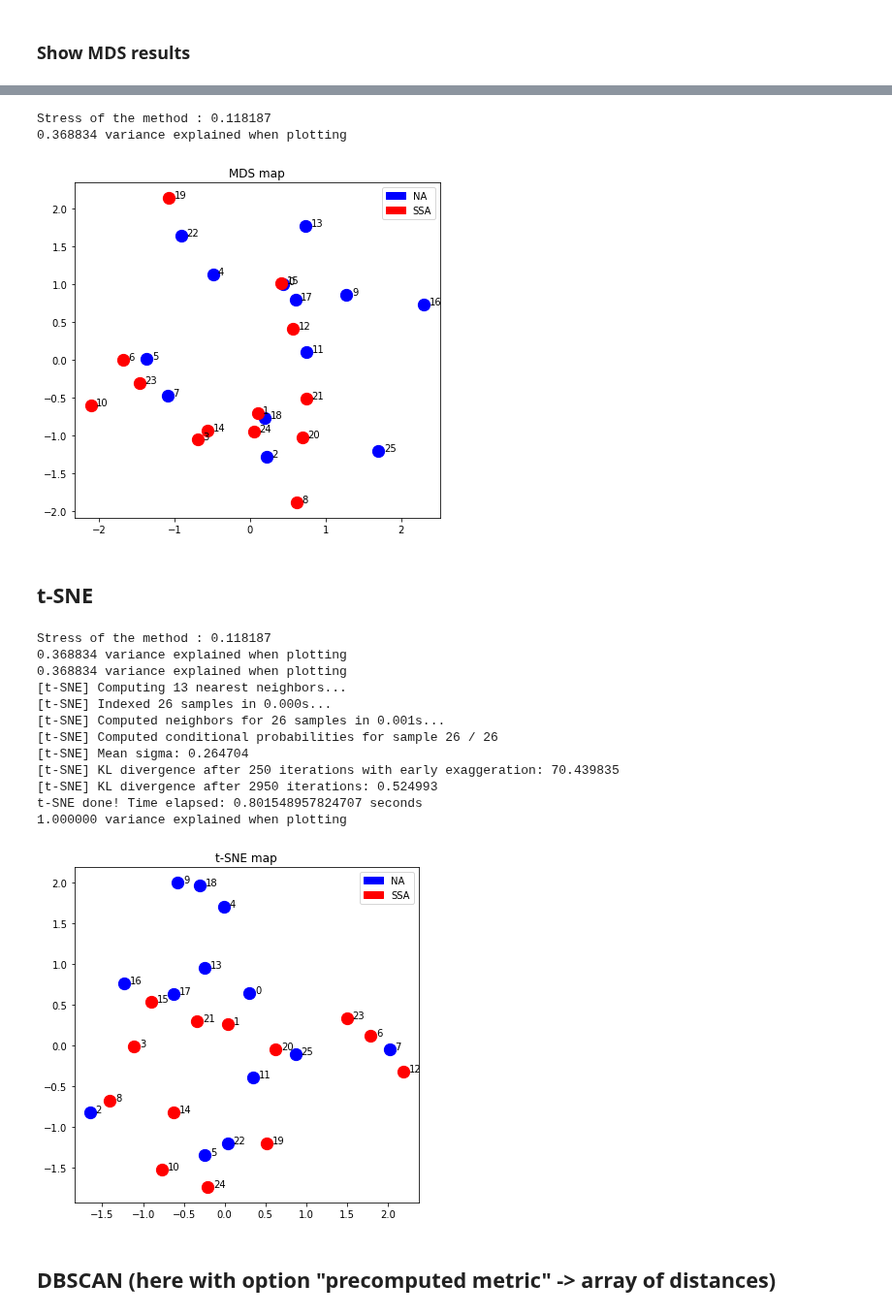
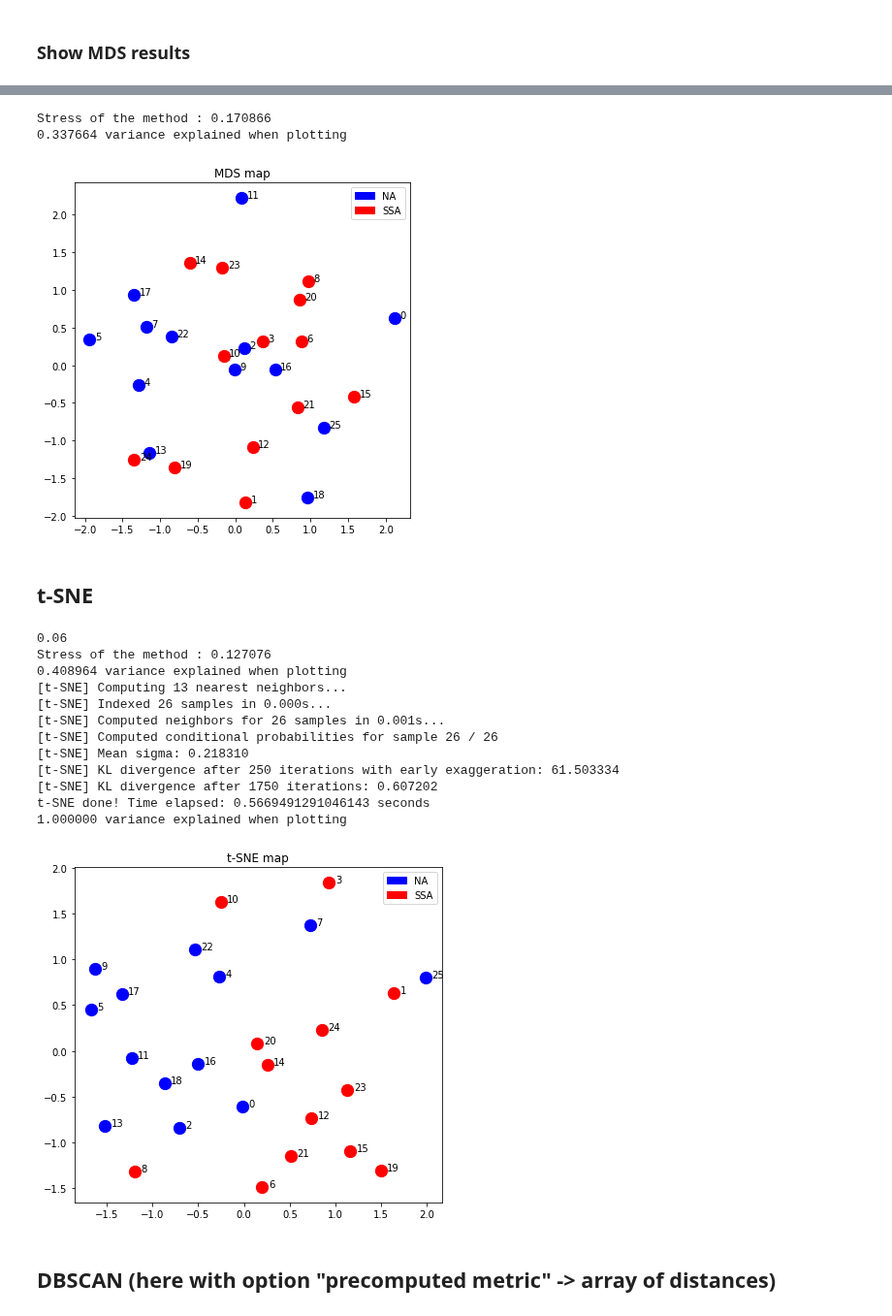
Before and after one commit to alexandremerasli/TFE, a Jupyter notebook: cluster_data.ipynb, the cells around one changed output, grey strips where cells are left out. Shown at 97% size. Saved outputs shown, nothing was run; the diff lists cells and outputs as text; code cells hidden in the pictures.

```diff
--- a/cluster_data.ipynb
+++ b/cluster_data.ipynb
@@ -65,7 +65,7 @@ for i in range(N):
 #ISC_EDA = removeOutlierArray(ISC_EDA,20)
 
 # Choose matrix to study
-matrix = ISC_IBI
+matrix = ISC_EEG
 
 # Show matrix data
 plt.matshow(matrix, cmap=plt.cm.Blues)
@@ -87,21 +87,27 @@ condition = removeOutlierVector(condition,20)
 narrative = np.where(condition == 0)[0]
 stimulus = np.where(condition == 1)[0]
 # %%
-# Change matrix diagonal value (kind of normalisation)
-matrix_norm = np.copy(matrix)
-for i in range(len(matrix)):
-    matrix_norm[i,i] = 0
-maxi = np.max(abs(matrix_norm)) # Max value except from the diagonal
-for i in range(len(matrix)):
-    matrix_norm[i,i] = maxi
-    #matrix_norm[i,i] = 3
+def computeDistanceMatrix(normalisation=1):
 
-# Normalise max value to 1
-matrix_norm = matrix_norm / np.max(abs(matrix_norm))
+    # Change matrix diagonal value (kind of normalisation)
+    matrix_norm = np.copy(matrix)
+    for i in range(len(matrix)):
+        matrix_norm[i,i] = 0
+    maxi = np.max(abs(matrix_norm)) # Max value except from the diagonal
+    for i in range(len(matrix)):
+        #matrix_norm[i,i] = maxi
+        matrix_norm[i,i] = 3/normalisation
 
-# Compute distance matrix
-matrix_dist = np.sqrt(2*N*(1-matrix_norm))
-matrix_dist = 1-matrix_norm
+    print(matrix_norm[1,1])
+
+    # Normalise max value to 1
+    matrix_norm = matrix_norm / np.max(abs(matrix_norm))
+
+    # Compute distance matrix
+    #matrix_dist = np.sqrt(2*N*(1-matrix_norm))
+    matrix_dist = 1-matrix_norm
+
+    return matrix_dist
 
 import scipy.spatial.distance as ssd
 # convert the redundant n*n square matrix form into a condensed nC2 array
@@ -176,6 +185,7 @@ group 1 (SSA):  [ 1  3  6  8 10 12 14 15 19 20 21 23 24]
 # %% [markdown]
 ### Hierarchical clustering based on euclidean distance
 # %%
+matrix_dist = computeDistanceMatrix(50)
 plt.matshow(matrix_dist, cmap=plt.cm.Blues)
 plt.title("Euclidean distance")
 plt.colorbar()
@@ -676,6 +687,7 @@ def plotMdsPoints(points,projection=False,title='Ground truth'):
 
 # Find best MDS dimension
 stress = np.zeros((int(N/4),1)) # dimension rule : dimension < N/4
+matrix_dist = computeDistanceMatrix()
 for i in range(1,int(N/4)+1):
     points,stress[i-1] = computeMDSCoordinate(i,matrix_dist)
 
@@ -693,40 +706,41 @@ mdsDim = 6
 points,stress = computeMDSCoordinate(mdsDim,matrix_dist,dissimilarity='precomputed',printStress=True)
 plotMdsPoints(points,projection=True,title='MDS map')
 # %% [output]
-Stress of the method : 0.118187
-0.368834 variance explained when plotting
+Stress of the method : 0.170866
+0.337664 variance explained when plotting
-[figure, old version]
+[figure, new version]
 # %% [markdown]
 ## t-SNE
 # %%
 from sklearn.manifold import TSNE
 import time
-def computeSNECoordinate(n_comp,init):
+def computeSNECoordinate(n_comp,matrix_dist,init):
     time_start = time.time()
-    tsne = TSNE(n_components=n_comp, verbose=1, perplexity=4, n_iter=30000,metric="precomputed", init=transformPoints(points))
+    tsne = TSNE(n_components=n_comp, verbose=1, perplexity=4, n_iter=30000,metric="precomputed", init=init)
     tsne_points = tsne.fit_transform(matrix_dist)
     print('t-SNE done! Time elapsed: {} seconds'.format(time.time()-time_start))
     tsne_points = transformPoints(tsne_points)
     return tsne_points
 
+matrix_dist = computeDistanceMatrix(50)
 points,stress = computeMDSCoordinate(mdsDim,matrix_dist,dissimilarity='precomputed',printStress=True)
 points_2D = transformPoints(points)
-points = computeSNECoordinate(2,points_2D)
+points = computeSNECoordinate(2,matrix_dist,points_2D)
 plotMdsPoints(points,title='t-SNE map')
 # %% [output]
-Stress of the method : 0.118187
-0.368834 variance explained when plotting
-0.368834 variance explained when plotting
+0.06
+Stress of the method : 0.127076
+0.408964 variance explained when plotting
 [t-SNE] Computing 13 nearest neighbors...
 [t-SNE] Indexed 26 samples in 0.000s...
 [t-SNE] Computed neighbors for 26 samples in 0.001s...
 [t-SNE] Computed conditional probabilities for sample 26 / 26
-[t-SNE] Mean sigma: 0.264704
-[t-SNE] KL divergence after 250 iterations with early exaggeration: 70.439835
-[t-SNE] KL divergence after 2950 iterations: 0.524993
-t-SNE done! Time elapsed: 0.801548957824707 seconds
+[t-SNE] Mean sigma: 0.218310
+[t-SNE] KL divergence after 250 iterations with early exaggeration: 61.503334
+[t-SNE] KL divergence after 1750 iterations: 0.607202
+t-SNE done! Time elapsed: 0.5669491291046143 seconds
 1.000000 variance explained when plotting
-[figure, old version]
+[figure, new version]
 # %% [markdown]
 ## DBSCAN (here with option "precomputed metric" -> array of distances)
 # %%
```
Also changed, not shown: parts of 25 cells of this notebook.
